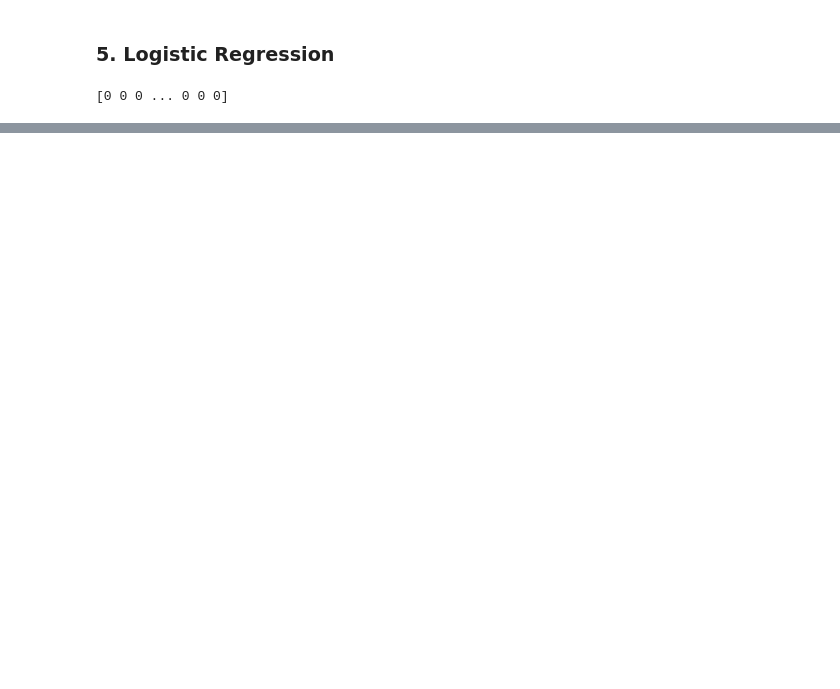
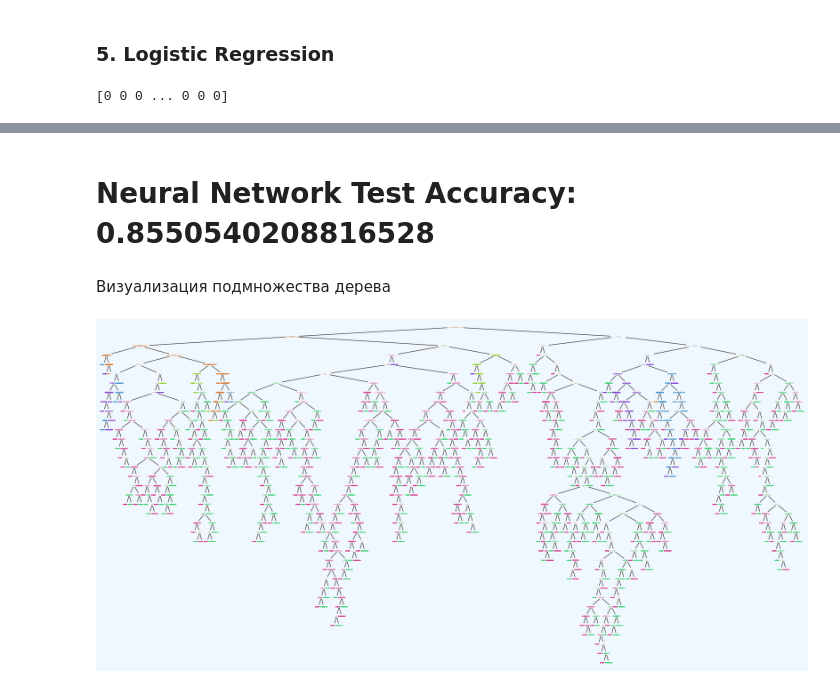
Before and after one commit to demidofa/ml_itmo, a Jupyter notebook: ML_Demidova_ITMO_course.ipynb, the cells around one changed output, grey strips where cells are left out. Drawn from its saved outputs; the diff is of its cells as text; code cells hidden in the pictures; blank space fills up the shorter version.

```diff
--- a/ML_Demidova_ITMO_course.ipynb
+++ b/ML_Demidova_ITMO_course.ipynb
@@ -1083,0 +1268,2 @@ cross_checking.sample(5).style.background_gradient(
+# %% [markdown]
+# Neural Network Test Accuracy: 0.8550540208816528
@@ -1083,0 +1272,12 @@ cross_checking.sample(5).style.background_gradient(
+# %% [markdown]
+Визуализация подмножества дерева
+# %%
+from sklearn.tree import plot_tree
+
+# Choose a tree from the Random Forest
+tree_number = 0  # index of the tree to visualize
+plt.figure(figsize=(20, 10))
+plot_tree(best_rf_model.named_steps['clf'].estimators_[tree_number], filled=True, feature_names=X.columns, class_names=le.classes_)
+plt.show()
+# %% [output]
+[figure, added]
```
Also changed, not shown: parts of 51 cells of this notebook.
